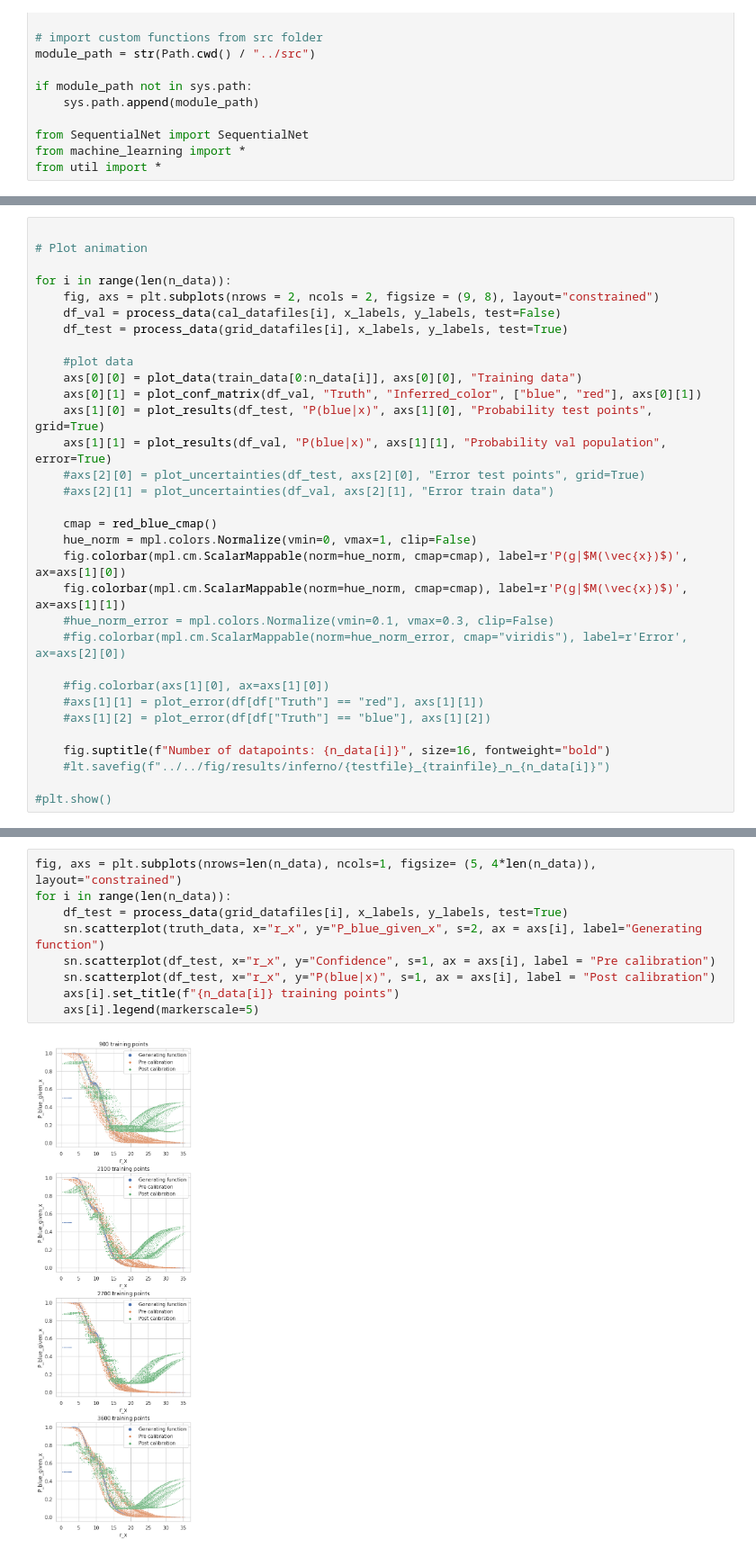
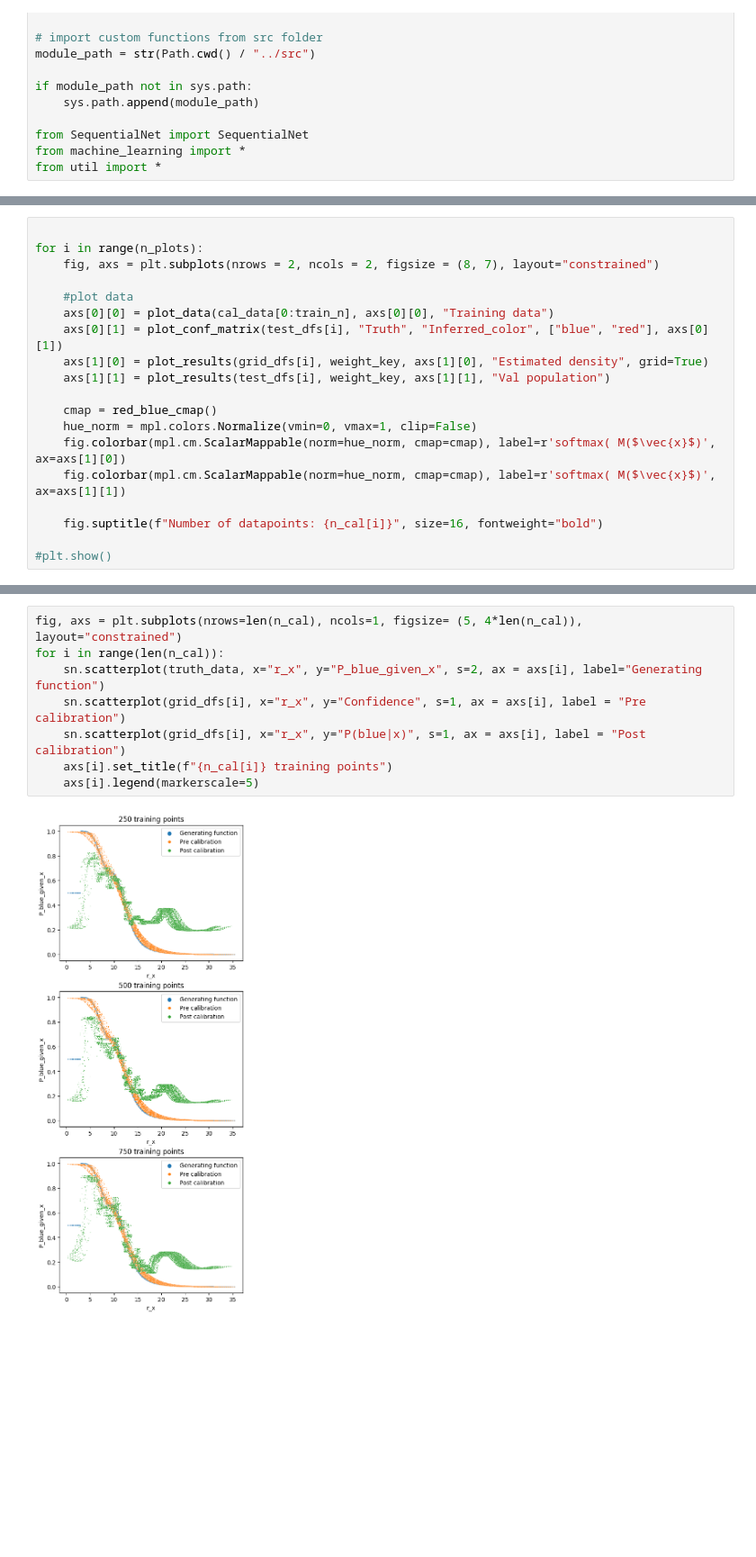
Before and after one commit to choisant/foundational-modeling, a Jupyter notebook: toy_experiment/inferno/calibration_results.ipynb, the cells around one changed output, grey strips where cells are left out. Shown at 90% size. Saved outputs shown, nothing was run; the diff lists cells and outputs as text; blank space fills up the shorter version.

Commit message:
calibration results

```diff
--- a/toy_experiment/inferno/calibration_results.ipynb
+++ b/toy_experiment/inferno/calibration_results.ipynb
@@ -222,33 +220,20 @@ for i in range(len(n_data)):
 # %%
 
-# Plot animation
-
-for i in range(len(n_data)):
-    fig, axs = plt.subplots(nrows = 2, ncols = 2, figsize = (9, 8), layout="constrained")
-    df_val = process_data(cal_datafiles[i], x_labels, y_labels, test=False)
-    df_test = process_data(grid_datafiles[i], x_labels, y_labels, test=True)
+for i in range(n_plots):
+    fig, axs = plt.subplots(nrows = 2, ncols = 2, figsize = (8, 7), layout="constrained")
 
     #plot data
-    axs[0][0] = plot_data(train_data[0:n_data[i]], axs[0][0], "Training data")
-    axs[0][1] = plot_conf_matrix(df_val, "Truth", "Inferred_color", ["blue", "red"], axs[0][1])
-    axs[1][0] = plot_results(df_test, "P(blue|x)", axs[1][0], "Probability test points", grid=True)
-    axs[1][1] = plot_results(df_val, "P(blue|x)", axs[1][1], "Probability val population", error=True)
-    #axs[2][0] = plot_uncertainties(df_test, axs[2][0], "Error test points", grid=True)
-    #axs[2][1] = plot_uncertainties(df_val, axs[2][1], "Error train data")
+    axs[0][0] = plot_data(cal_data[0:train_n], axs[0][0], "Training data")
+    axs[0][1] = plot_conf_matrix(test_dfs[i], "Truth", "Inferred_color", ["blue", "red"], axs[0][1])
+    axs[1][0] = plot_results(grid_dfs[i], weight_key, axs[1][0], "Estimated density", grid=True)
+    axs[1][1] = plot_results(test_dfs[i], weight_key, axs[1][1], "Val population")
 
     cmap = red_blue_cmap()
     hue_norm = mpl.colors.Normalize(vmin=0, vmax=1, clip=False)
-    fig.colorbar(mpl.cm.ScalarMappable(norm=hue_norm, cmap=cmap), label=r'P(g|$M(\vec{x})$)', ax=axs[1][0])
-    fig.colorbar(mpl.cm.ScalarMappable(norm=hue_norm, cmap=cmap), label=r'P(g|$M(\vec{x})$)', ax=axs[1][1])
-    #hue_norm_error = mpl.colors.Normalize(vmin=0.1, vmax=0.3, clip=False)
-    #fig.colorbar(mpl.cm.ScalarMappable(norm=hue_norm_error, cmap="viridis"), label=r'Error', ax=axs[2][0])
+    fig.colorbar(mpl.cm.ScalarMappable(norm=hue_norm, cmap=cmap), label=r'softmax( M($\vec{x}$)', ax=axs[1][0])
+    fig.colorbar(mpl.cm.ScalarMappable(norm=hue_norm, cmap=cmap), label=r'softmax( M($\vec{x}$)', ax=axs[1][1])
 
-    #fig.colorbar(axs[1][0], ax=axs[1][0])
-    #axs[1][1] = plot_error(df[df["Truth"] == "red"], axs[1][1])
-    #axs[1][2] = plot_error(df[df["Truth"] == "blue"], axs[1][2])
-
-    fig.suptitle(f"Number of datapoints: {n_data[i]}", size=16, fontweight="bold")
-    #lt.savefig(f"../../fig/results/inferno/{testfile}_{trainfile}_n_{n_data[i]}")
+    fig.suptitle(f"Number of datapoints: {n_cal[i]}", size=16, fontweight="bold")
 
 #plt.show()
 # %% [output]
@@ -259,14 +243,13 @@ for i in range(len(n_data)):
 # %%
-fig, axs = plt.subplots(nrows=len(n_data), ncols=1, figsize= (5, 4*len(n_data)), layout="constrained")
-for i in range(len(n_data)):
-    df_test = process_data(grid_datafiles[i], x_labels, y_labels, test=True)
+fig, axs = plt.subplots(nrows=len(n_cal), ncols=1, figsize= (5, 4*len(n_cal)), layout="constrained")
+for i in range(len(n_cal)):
     sn.scatterplot(truth_data, x="r_x", y="P_blue_given_x", s=2, ax = axs[i], label="Generating function")
-    sn.scatterplot(df_test, x="r_x", y="Confidence", s=1, ax = axs[i], label = "Pre calibration")
-    sn.scatterplot(df_test, x="r_x", y="P(blue|x)", s=1, ax = axs[i], label = "Post calibration")
-    axs[i].set_title(f"{n_data[i]} training points")
+    sn.scatterplot(grid_dfs[i], x="r_x", y="Confidence", s=1, ax = axs[i], label = "Pre calibration")
+    sn.scatterplot(grid_dfs[i], x="r_x", y="P(blue|x)", s=1, ax = axs[i], label = "Post calibration")
+    axs[i].set_title(f"{n_cal[i]} training points")
     axs[i].legend(markerscale=5)
 # %% [output]
-[figure, old version]
+[figure, new version]
 # %%
 from sklearn.calibration import CalibrationDisplay
 from sklearn.calibration import calibration_curve
```
Also changed, not shown: parts of 14 cells of this notebook, 12 other files.
